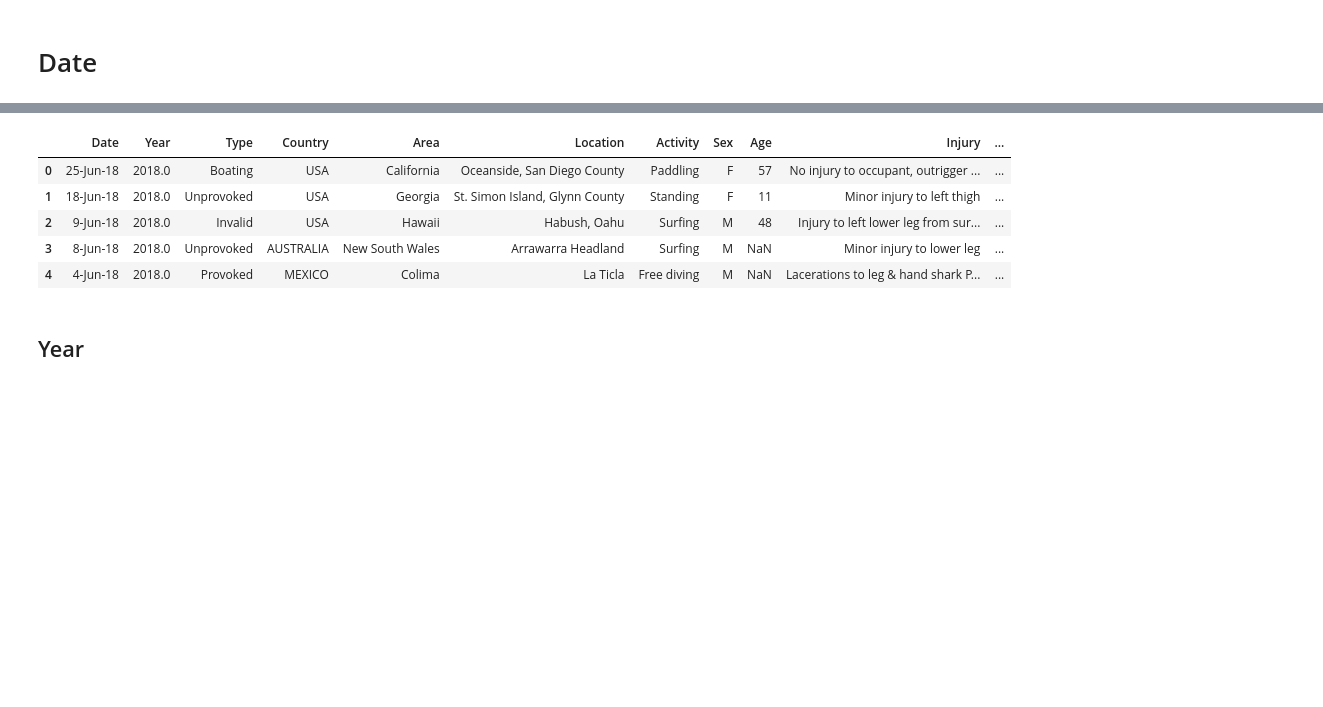
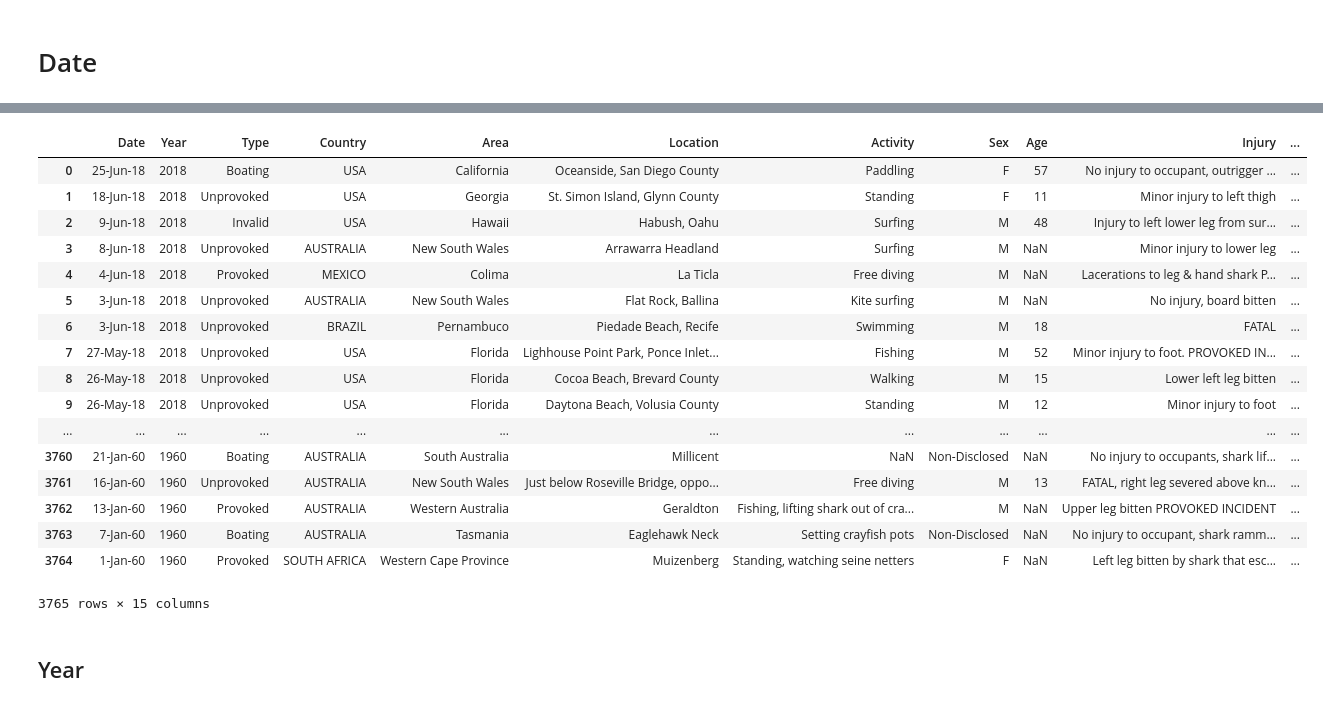
Before and after one commit to stl-lucas/group-project-01, a Jupyter notebook: data_playground.ipynb, the cells around one changed output, grey strips where cells are left out. Saved outputs shown, nothing was run; the diff lists cells and outputs as text; code cells hidden in the pictures; blank space fills up the shorter version.

```diff
--- a/data_playground.ipynb
+++ b/data_playground.ipynb
@@ -167,12 +226,33 @@ shark_df["Month"] = shark_df["Month"].replace({"Sept": "Sep"})
+# %%
+shark_df['Month']=shark_df['Month'].replace('', np.nan)
+shark_df['Day']=shark_df['Day'].replace('', np.nan)
+# %%
+shark_df = shark_df[shark_df['Month'].notna()]
+# %%
+shark_df = shark_df[shark_df['Day'].notna()]
+# %%
+shark_df=shark_df.reset_index(drop=True)
 # %%
-shark_df.head()
+shark_df
 # %% [output]
 |  | Date | Year | Type | Country | Area | Location | Activity | Sex | Age | Injury | ... |
-| 0 | 25-Jun-18 | 2018.0 | Boating | USA | California | Oceanside, San Diego County | Paddling | F | 57 | No injury to occupant, outrigger ... | ... |
-| 1 | 18-Jun-18 | 2018.0 | Unprovoked | USA | Georgia | St. Simon Island, Glynn County | Standing | F | 11 | Minor injury to left thigh | ... |
-| 2 | 9-Jun-18 | 2018.0 | Invalid | USA | Hawaii | Habush, Oahu | Surfing | M | 48 | Injury to left lower leg from sur... | ... |
-| 3 | 8-Jun-18 | 2018.0 | Unprovoked | AUSTRALIA | New South Wales | Arrawarra Headland | Surfing | M | NaN | Minor injury to lower leg | ... |
-| 4 | 4-Jun-18 | 2018.0 | Provoked | MEXICO | Colima | La Ticla | Free diving | M | NaN | Lacerations to leg & hand shark P... | ... |
+| 0 | 25-Jun-18 | 2018 | Boating | USA | California | Oceanside, San Diego County | Paddling | F | 57 | No injury to occupant, outrigger ... | ... |
+| 1 | 18-Jun-18 | 2018 | Unprovoked | USA | Georgia | St. Simon Island, Glynn County | Standing | F | 11 | Minor injury to left thigh | ... |
+| 2 | 9-Jun-18 | 2018 | Invalid | USA | Hawaii | Habush, Oahu | Surfing | M | 48 | Injury to left lower leg from sur... | ... |
+| 3 | 8-Jun-18 | 2018 | Unprovoked | AUSTRALIA | New South Wales | Arrawarra Headland | Surfing | M | NaN | Minor injury to lower leg | ... |
+| 4 | 4-Jun-18 | 2018 | Provoked | MEXICO | Colima | La Ticla | Free diving | M | NaN | Lacerations to leg & hand shark P... | ... |
+| 5 | 3-Jun-18 | 2018 | Unprovoked | AUSTRALIA | New South Wales | Flat Rock, Ballina | Kite surfing | M | NaN | No injury, board bitten | ... |
+| 6 | 3-Jun-18 | 2018 | Unprovoked | BRAZIL | Pernambuco | Piedade Beach, Recife | Swimming | M | 18 | FATAL | ... |
+| 7 | 27-May-18 | 2018 | Unprovoked | USA | Florida | Lighhouse Point Park, Ponce Inlet... | Fishing | M | 52 | Minor injury to foot. PROVOKED IN... | ... |
+| 8 | 26-May-18 | 2018 | Unprovoked | USA | Florida | Cocoa Beach, Brevard County | Walking | M | 15 | Lower left leg bitten | ... |
+| 9 | 26-May-18 | 2018 | Unprovoked | USA | Florida | Daytona Beach, Volusia County | Standing | M | 12 | Minor injury to foot | ... |
+| ... | ... | ... | ... | ... | ... | ... | ... | ... | ... | ... | ... |
+| 3760 | 21-Jan-60 | 1960 | Boating | AUSTRALIA | South Australia | Millicent | NaN | Non-Disclosed | NaN | No injury to occupants, shark lif... | ... |
+| 3761 | 16-Jan-60 | 1960 | Unprovoked | AUSTRALIA | New South Wales | Just below Roseville Bridge, oppo... | Free diving | M | 13 | FATAL, right leg severed above kn... | ... |
+| 3762 | 13-Jan-60 | 1960 | Provoked | AUSTRALIA | Western Australia | Geraldton | Fishing, lifting shark out of cra... | M | NaN | Upper leg bitten PROVOKED INCIDENT | ... |
+| 3763 | 7-Jan-60 | 1960 | Boating | AUSTRALIA | Tasmania | Eaglehawk Neck | Setting crayfish pots | Non-Disclosed | NaN | No injury to occupant, shark ramm... | ... |
+| 3764 | 1-Jan-60 | 1960 | Provoked | SOUTH AFRICA | Western Cape Province | Muizenberg | Standing, watching seine netters | F | NaN | Left leg bitten by shark that esc... | ... |
+3765 rows × 15 columns
 # %% [markdown]
 ## Year
 # %%
```
Also changed, not shown: parts of 19 cells of this notebook.
